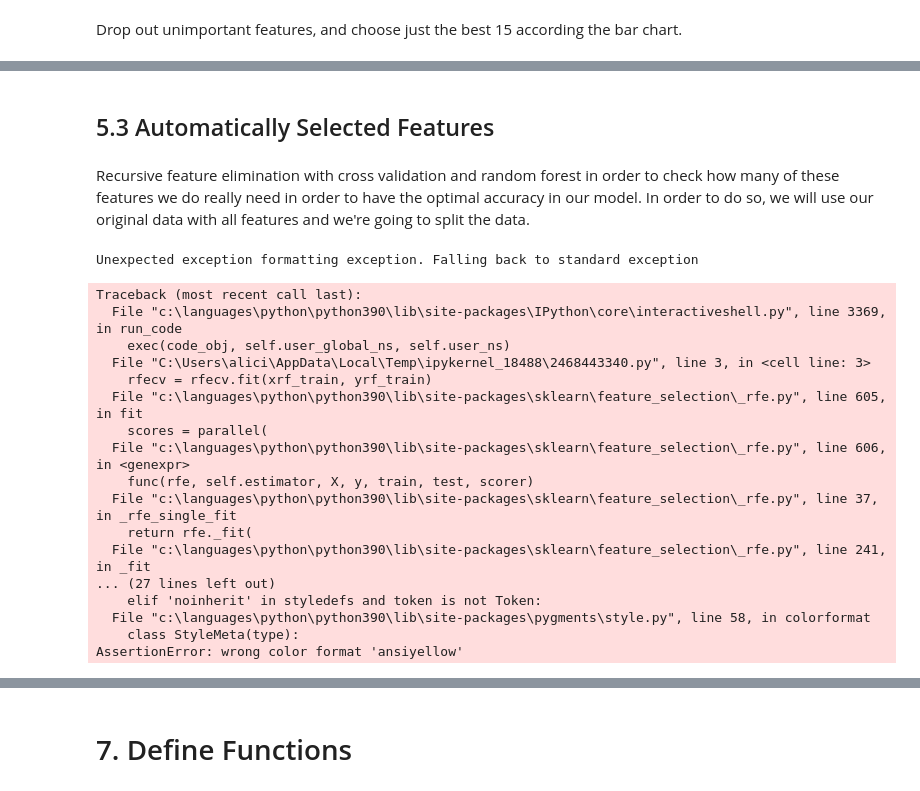
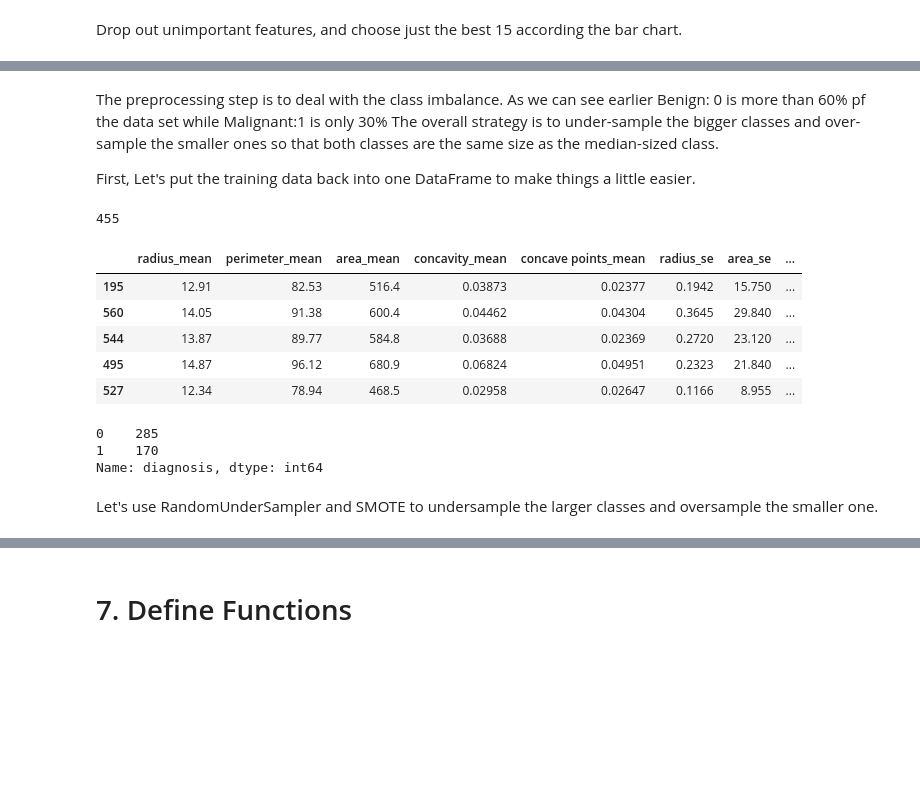
Before and after one commit to RamicAmir/Grupp2-Machine-Learning, a Jupyter notebook: breast_cancer/breast_cancer.ipynb, the cells around one changed output, grey strips where cells are left out. Drawn from its saved outputs; the diff is of its cells as text; code cells hidden in the pictures; blank space fills up the shorter version.

```diff
--- a/breast_cancer/breast_cancer.ipynb
+++ b/breast_cancer/breast_cancer.ipynb
@@ -127,5 +83,5 @@ From the tables, it shows that the data is cleaned and no missing value.
 # %%
 # transformation of type of the target value to numerical
 le = preprocessing.LabelEncoder()
-df.diagnosis = le.fit_transform(df.diagnosis)
-df.diagnosis
+data.diagnosis = le.fit_transform(data.diagnosis)
+data.diagnosis
@@ -152,4 +95,4 @@ Let's also drop out an id column
 # %%
 # drop the id columns
-df_new = df.drop('id',axis=1)
+data = data.drop('id',axis=1)
 # %% [markdown]
@@ -264,4 +290,4 @@ Index(['diagnosis', 'radius_mean', 'texture_mean', 'perimeter_mean',
 # %% [markdown]
 Drop out unimportant features, and choose just the best 15 according the bar chart.
 # %%
-data_new=df_new.drop(['texture_mean','smoothness_mean','compactness_mean','symmetry_mean','perimeter_se','compactness_se','concavity_se','concave points_se','smoothness_worst','symmetry_worst','fractal_dimension_worst', 'fractal_dimension_mean','texture_se','smoothness_se','symmetry_se','fractal_dimension_se'],axis=1)
+data=data.drop(['texture_mean','smoothness_mean','compactness_mean','symmetry_mean','perimeter_se','compactness_se','concavity_se','concave points_se','smoothness_worst','symmetry_worst','fractal_dimension_worst', 'fractal_dimension_mean','texture_se','smoothness_se','symmetry_se','fractal_dimension_se'],axis=1)
@@ -271,0 +307,9 @@ data_new=df_new.drop(['texture_mean','smoothness_mean','compactness_mean','symme
+# %%
+# Split first into training and test datasets
+X = data.drop('diagnosis', axis=1)
+y = data.diagnosis
+
+
+X_train, X_test, y_train, y_test = train_test_split(X, y, test_size=0.2,
+                                                    random_state=1,
+                                                    stratify=y)
@@ -368,4 +336,0 @@ From these ten graphs we can observe, these features might be useful in predicti
-# %% [markdown]
-## 5.3 Automatically Selected Features
-# %% [markdown]
- Recursive feature elimination with cross validation  and random forest in order to check how many of these features we do really need in order to have the optimal accuracy in our model. In order to do so, we will use our original data with all features and we're going to split the data.
@@ -376,25 +337,27 @@ xrf_train, xrf_test, yrf_train, yrf_test = train_test_split(xrf, yrf, test_size=
-# %%
-random_forest = RandomForestClassifier()
-rfecv = RFECV(estimator=random_forest, step=1, cv=5, scoring='accuracy')
-rfecv = rfecv.fit(xrf_train, yrf_train)
-print('Total features selected:', rfecv.n_features_)
-print('Selected features:', xrf_train.columns[rfecv.support_])
-# %% [output]
-Unexpected exception formatting exception. Falling back to standard exception
-Traceback (most recent call last):
-  File "c:\languages\python\python390\lib\site-packages\IPython\core\interactiveshell.py", line 3369, in run_code
-    exec(code_obj, self.user_global_ns, self.user_ns)
-  File "C:\Users\alici\AppData\Local\Temp\ipykernel_18488\2468443340.py", line 3, in <cell line: 3>
-    rfecv = rfecv.fit(xrf_train, yrf_train)
-  File "c:\languages\python\python390\lib\site-packages\sklearn\feature_selection\_rfe.py", line 605, in fit
-    scores = parallel(
-  File "c:\languages\python\python390\lib\site-packages\sklearn\feature_selection\_rfe.py", line 606, in <genexpr>
-    func(rfe, self.estimator, X, y, train, test, scorer)
-  File "c:\languages\python\python390\lib\site-packages\sklearn\feature_selection\_rfe.py", line 37, in _rfe_single_fit
-    return rfe._fit(
-  File "c:\languages\python\python390\lib\site-packages\sklearn\feature_selection\_rfe.py", line 241, in _fit
-... (27 lines left out)
-    elif 'noinherit' in styledefs and token is not Token:
-  File "c:\languages\python\python390\lib\site-packages\pygments\style.py", line 58, in colorformat
-    class StyleMeta(type):
-AssertionError: wrong color format 'ansiyellow'
+# %% [markdown]
+The preprocessing step is to deal with the class imbalance. As we can see earlier Benign: 0 is more than 60% pf the data set while Malignant:1 is only 30%
+The overall strategy is to under-sample the bigger classes and over-sample the smaller ones so that both classes are the same size as the median-sized class.
+
+First, Let's put the training data back into one DataFrame to make things a little easier.
+# %%
+# Concatenate X_train and y_train for resampling
+df_train = pd.concat([X_train, y_train], axis=1)
+print(len(df_train))
+df_train.head()
+# %% [output]
+455
+|  | radius_mean | perimeter_mean | area_mean | concavity_mean | concave points_mean | radius_se | area_se | ... |
+| 195 | 12.91 | 82.53 | 516.4 | 0.03873 | 0.02377 | 0.1942 | 15.750 | ... |
+| 560 | 14.05 | 91.38 | 600.4 | 0.04462 | 0.04304 | 0.3645 | 29.840 | ... |
+| 544 | 13.87 | 89.77 | 584.8 | 0.03688 | 0.02369 | 0.2720 | 23.120 | ... |
+| 495 | 14.87 | 96.12 | 680.9 | 0.06824 | 0.04951 | 0.2323 | 21.840 | ... |
+| 527 | 12.34 | 78.94 | 468.5 | 0.02958 | 0.02647 | 0.1166 | 8.955 | ... |
+# %%
+# Check for class imbalance
+df_train.diagnosis.value_counts()
+# %% [output]
+0    285
+1    170
+Name: diagnosis, dtype: int64
+# %% [markdown]
+Let's use RandomUnderSampler and SMOTE to undersample the larger classes and oversample the smaller one.
```
Also changed, not shown: parts of 84 cells of this notebook.
